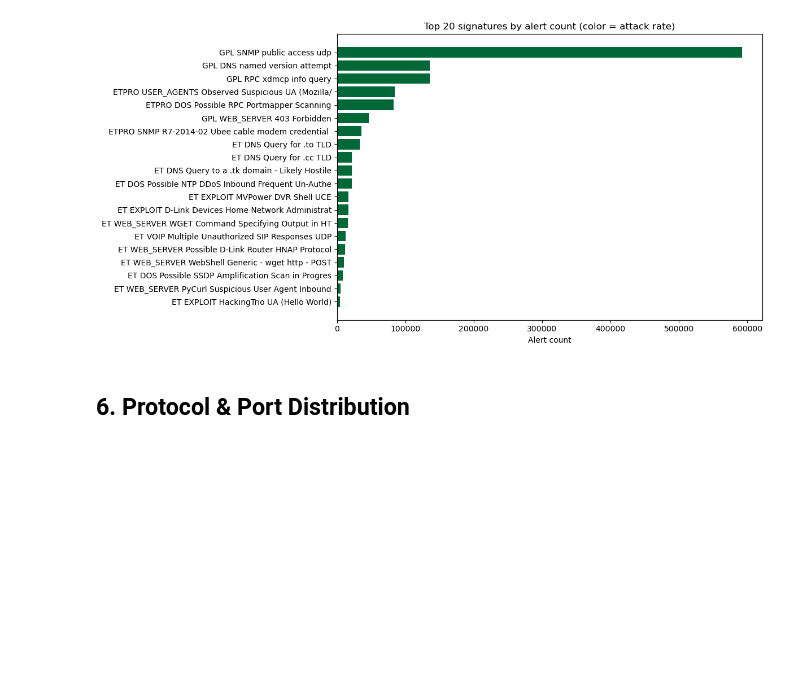
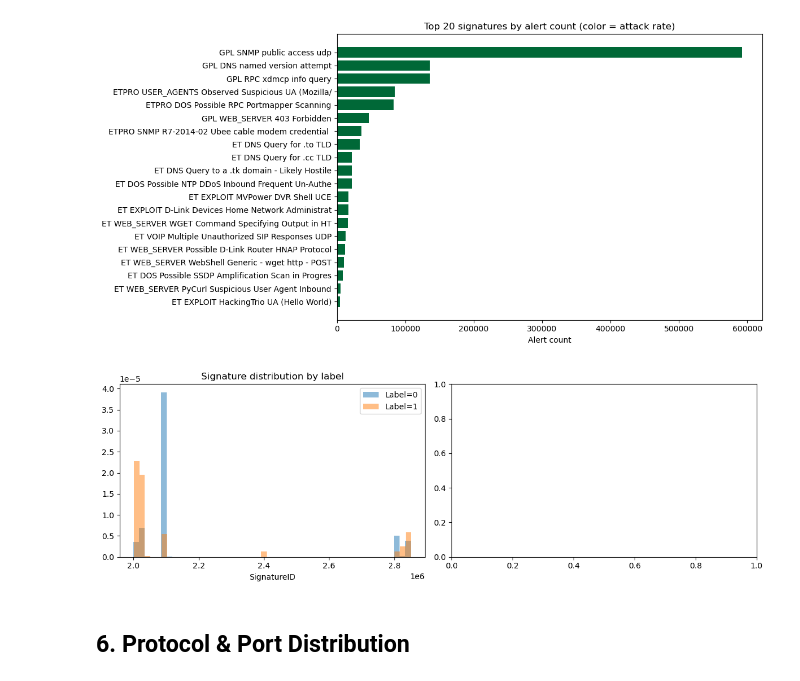
Before and after one commit to annaneliaa/msc-thesis, a Jupyter notebook: src/thesis/notebooks/inspect_cscas_dataset.ipynb, the cells around one changed output. Drawn from its saved outputs; the diff is of its cells as text; code cells hidden in the pictures; blank space fills up the shorter version.

```diff
--- a/src/thesis/notebooks/inspect_cscas_dataset.ipynb
+++ b/src/thesis/notebooks/inspect_cscas_dataset.ipynb
@@ -308,6 +273,20 @@ plt.tight_layout()
 plt.show()
 # %% [output]
 [figure]
+# %%
+# Distribution of signature frequency by label
+fig, axes = plt.subplots(1, 2, figsize=(12, 4))
+
+for label, grp in df.groupby('Label'):
+    axes[0].hist(grp['SignatureID'], bins=50, alpha=0.5, density=True, label=f'Label={label}')
+axes[0].set_title('Signature distribution by label')
+axes[0].set_xlabel('SignatureID')
+axes[0].legend()
+
+plt.tight_layout()
+plt.show()
+# %% [output]
+[figure, added]
 # %% [markdown]
 ## 6. Protocol & Port Distribution
 # %%
```
Also changed, not shown: parts of 21 cells of this notebook, 35 other files.
